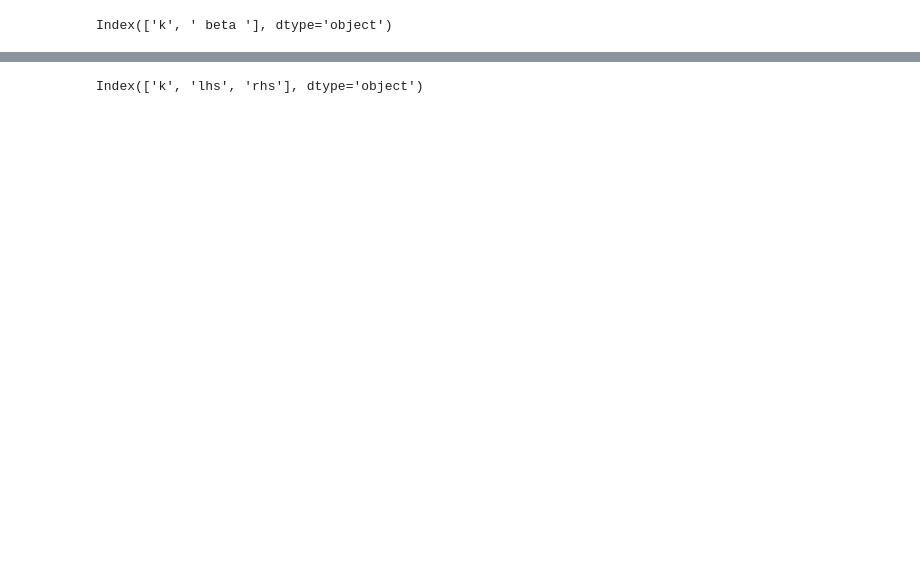
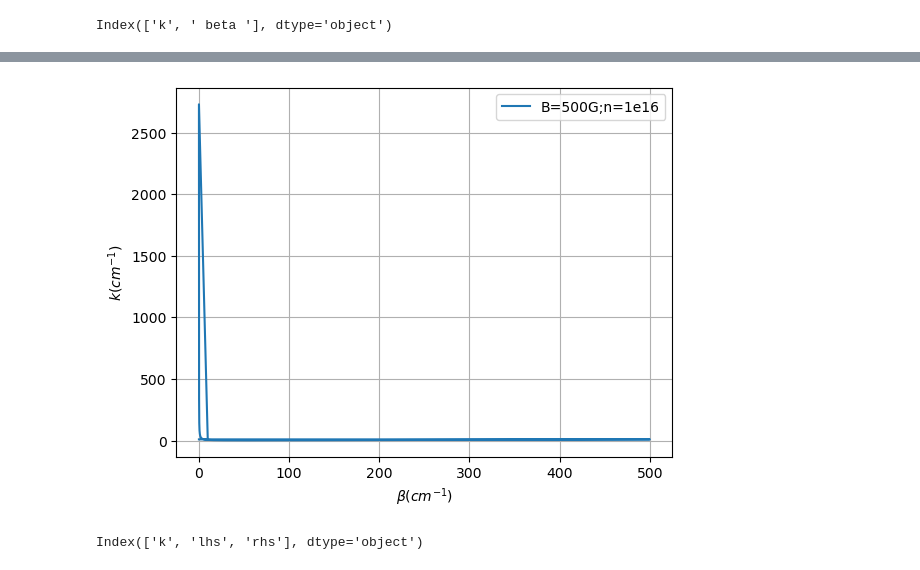
Before and after one commit to Lherrera094/Helicon-Waves, a Jupyter notebook: Analysis_pipeline/K_beta_plot.ipynb, the cells around one changed output, grey strips where cells are left out. Saved outputs shown, nothing was run; the diff lists cells and outputs as text; code cells hidden in the pictures; blank space fills up the shorter version.

Commit message:
Update plot analysis

```diff
--- a/Analysis_pipeline/K_beta_plot.ipynb
+++ b/Analysis_pipeline/K_beta_plot.ipynb
@@ -7,15 +8,15 @@ name = "B=200G;n=2e13"
 # %%
 data0 = pd.read_csv(f"{filepath}Beta_k_relation.csv")
-#data0 = data0[ (data0["k"] < 15) & (data0[" beta "] > 0.35) ]
-data0 = data0[ (data0["k"] < 11) & (data0[" beta "] > 0.6) & (data0[" beta "] < 20)]
+#data0 = data0[ (data0["k"] < 0.1) & (data0[" beta "] < 5) ]
+#data0 = data0[ (data0["k"] < 11) & (data0[" beta "] > 0.6) & (data0[" beta "] < 20)]
 data0.columns
 # %% [output]
 Index(['k', ' beta '], dtype='object')
 # %%
-%matplotlib notebook
+#%matplotlib notebook
 plt.plot(data0[" beta "], data0["k"],label=f"{name}")
-plt.xscale('log')
-plt.yscale('log')
+#plt.xscale('log')
+#plt.yscale('log')
 plt.xlabel(r"$\beta (cm^{-1})$")
 plt.ylabel(r"$k(cm^{-1})$")
 plt.grid(True)
@@ -28,3 +27,4 @@ plt.show()
+[figure, added]
 # %%
 data1 = pd.read_csv(f"{filepath}eigenvaluesK.csv")
 data1.columns
```
Also changed, not shown: parts of 4 cells of this notebook, 1 other file.
